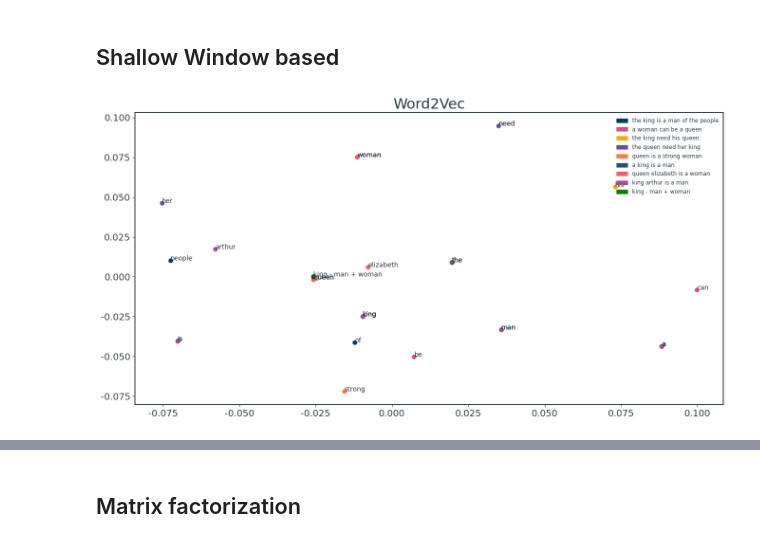
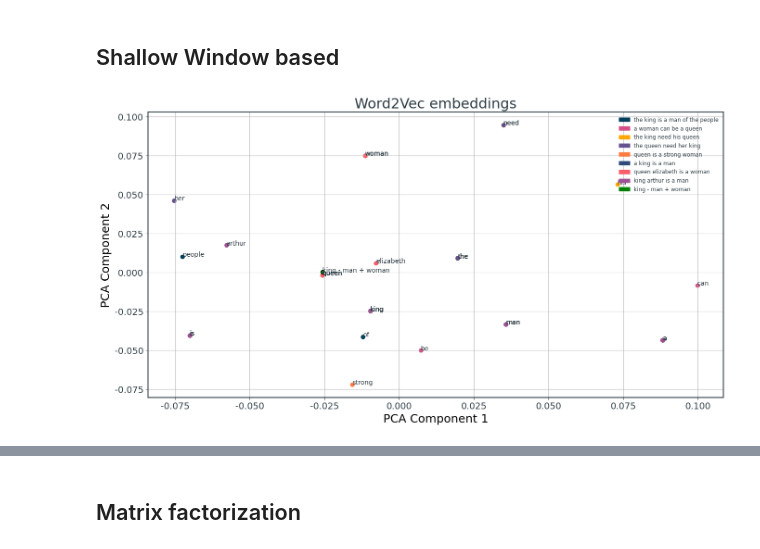
Before and after one commit to micheledinelli/text-distances, a Jupyter notebook: text-representation-analysis.ipynb, the cells around one changed output, grey strips where cells are left out. Drawn from its saved outputs; the diff is of its cells as text; code cells hidden in the pictures.

```diff
--- a/text-representation-analysis.ipynb
+++ b/text-representation-analysis.ipynb
@@ -292,32 +292,35 @@ pca = PCA(n_components=2)
 word_vectors_2d = pca.fit_transform(word_vectors)
 
 # Create a scatter plot of the word vectors
 plt.figure(figsize=(16, 8))
 
 # Add labels to the points
 for i, sentence in enumerate(sentences):
     for word in sentence:
         if word in model.wv:
             word_vector_2d = pca.transform(model.wv[word].reshape(1, -1))
             plt.scatter(word_vector_2d[:, 0], word_vector_2d[:, 1], color=colors[i % len(colors)])
             plt.annotate(word, xy=(word_vector_2d[0, 0], word_vector_2d[0, 1]))
 
 
 # Create a list of patches for the legend
 legend_patches = [Patch(color=colors[i % len(colors)], label=sentence) for i, sentence in enumerate(og_sentences)]
 
 # Perform vector operation "king - man + woman"
 result = model.wv.most_similar(positive=['woman', 'king'], negative=['man'], topn=1)
 word_vector_2d = pca.transform(model.wv[result[0][0]].reshape(1, -1))
 plt.scatter(word_vector_2d[:, 0], word_vector_2d[:, 1] + 0.002, color='green', ec='black')
 plt.annotate("king - man + woman", xy=(word_vector_2d[0, 0], word_vector_2d[0, 1] + 0.002))
 
 # Create a list of patches for the legend
 legend_patches = [mpatches.Patch(color=colors[i % len(colors)], label=sentence) for i, sentence in enumerate(og_sentences)]
 legend_patches.append(mpatches.Patch(color='green', label='king - man + woman'))
 
-plt.title('Word2Vec')
+plt.xlabel('PCA Component 1')
+plt.ylabel('PCA Component 2')
+plt.grid(True)
+plt.title('Word2Vec embeddings')
 plt.legend(handles=legend_patches, loc='upper right', fontsize='small')
 plt.show()
 # %% [output]
-[figure, old version]
+[figure, new version]
```
Also changed, not shown: parts of 3 cells of this notebook.
